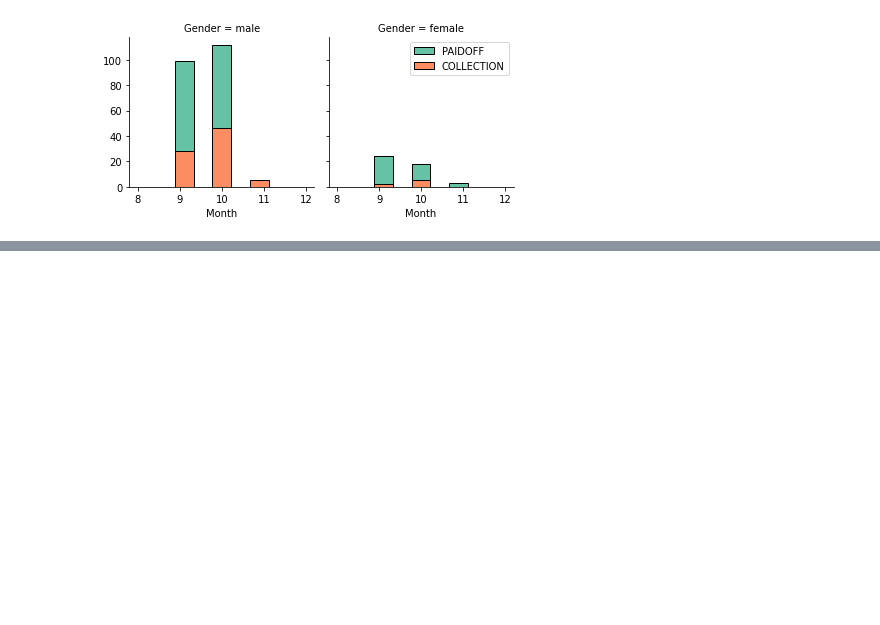
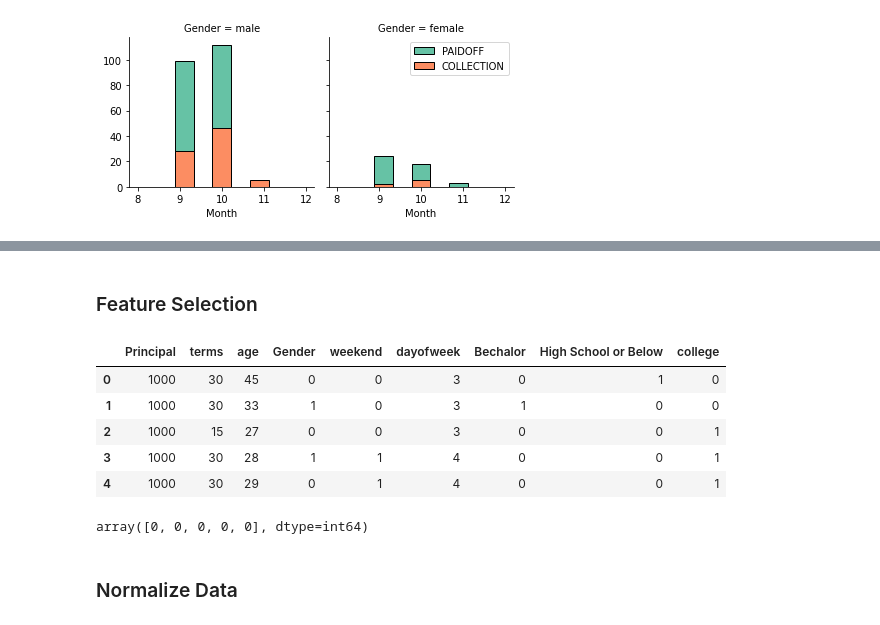
Before and after one commit to adityakumaar/Classification-Algorithms-Practice, a Jupyter notebook: Project.ipynb, the cells around one changed output, grey strips where cells are left out. Cells and saved outputs as stored; diff of their text form; code cells hidden in the pictures; blank space fills up the shorter version.

```diff
--- a/Project.ipynb
+++ b/Project.ipynb
@@ -92,0 +198,22 @@ plt.show()
+# %% [markdown]
+### Feature Selection
+# %%
+#Our data without label
+x = Feature
+x[0 : 5]
+# %% [output]
+|  | Principal | terms | age | Gender | weekend | dayofweek | Bechalor | High School or Below | college |
+| 0 | 1000 | 30 | 45 | 0 | 0 | 3 | 0 | 1 | 0 |
+| 1 | 1000 | 30 | 33 | 1 | 0 | 3 | 1 | 0 | 0 |
+| 2 | 1000 | 15 | 27 | 0 | 0 | 3 | 0 | 0 | 1 |
+| 3 | 1000 | 30 | 28 | 1 | 1 | 4 | 0 | 0 | 1 |
+| 4 | 1000 | 30 | 29 | 0 | 1 | 4 | 0 | 0 | 1 |
+# %%
+#Our labels
+#We will encode our labels as 0 and 1
+y = df['loan_status'].replace(to_replace = ['PAIDOFF', 'COLLECTION'], value = [0, 1]).values
+y[0 : 5]
+# %% [output]
+array([0, 0, 0, 0, 0], dtype=int64)
+# %% [markdown]
+### Normalize Data
```
Also changed, not shown: parts of 28 cells of this notebook.
